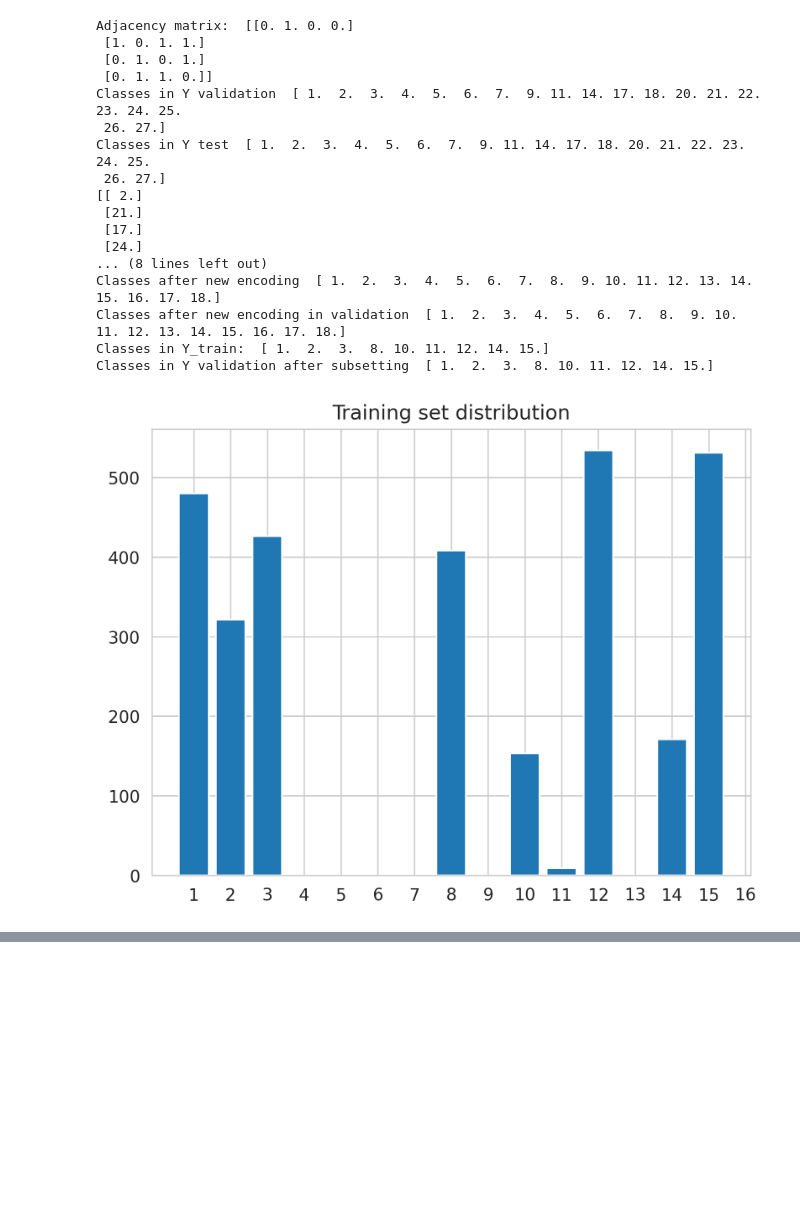
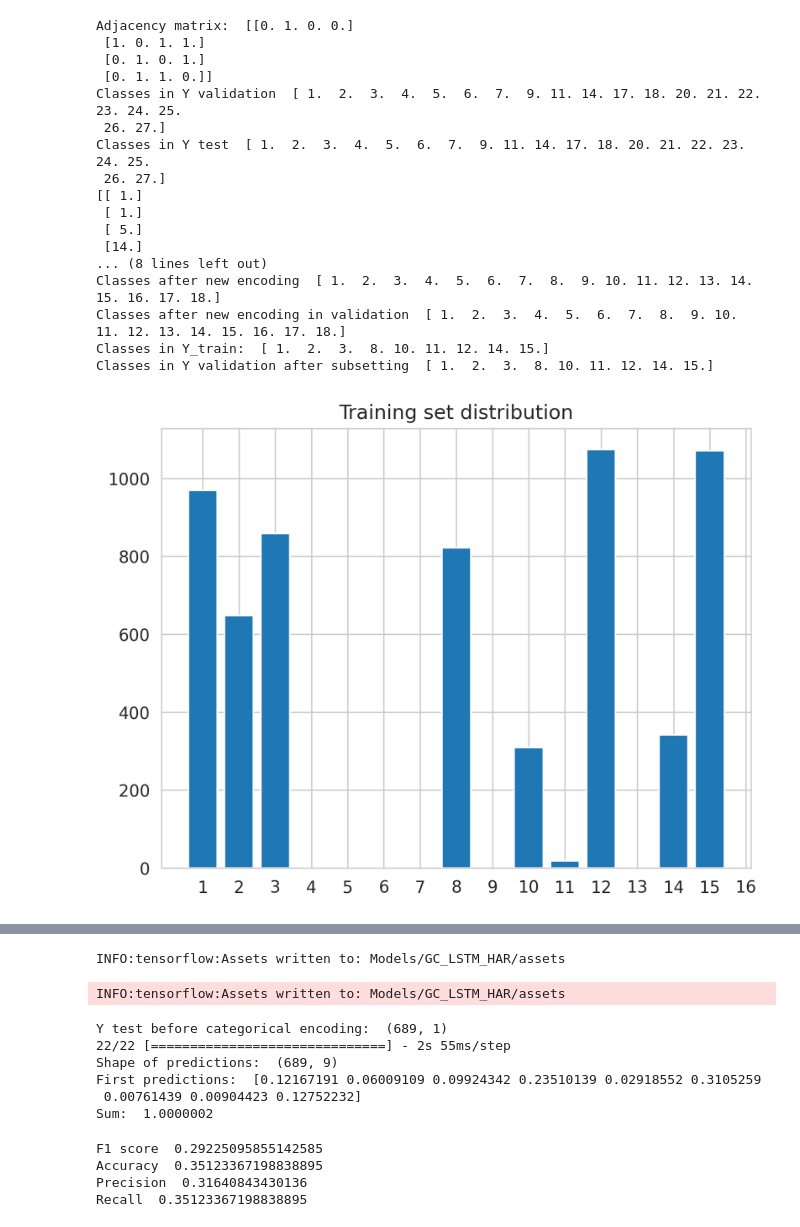
Before and after one commit to Alex-Bujorianu/Hierarchical_HAR-PBD, a Jupyter notebook: my_HAR.ipynb, the cells around one changed output, grey strips where cells are left out. Cells and saved outputs as stored; diff of their text form; code cells hidden in the pictures; blank space fills up the shorter version.

```diff
--- a/my_HAR.ipynb
+++ b/my_HAR.ipynb
@@ -34,7 +34,7 @@ from sklearn.metrics import confusion_matrix, f1_score, precision_score, recall_
 from sklearn import metrics
 import seaborn as sns
 import pandas as pd
-from helper import max_scale, my_shuffle, max_scale_all, merge_walking
+from helper import max_scale, my_shuffle, max_scale_all, merge_walking, new_encoding, pick_labels
 import json
 import matplotlib as mpl
 mpl.rcParams['figure.dpi'] = 300
@@ -72,10 +72,10 @@ class HAR_model_wrapper():
         self.feature_num = feature_num
         self.adjacency_matrix = adjacency_matrix
 
-X_train = np.load("Data/X_train_pain_12s.npy")
-Y_train = np.load("Data/Y_train_pain_12s.npy")
-X_test_initial = np.load("Data/X_test_pain_12s.npy")
-Y_test_initial = np.load("Data/Y_test_pain_12s.npy")
+X_train = np.load("Data/X_train_6s_40hz_pain.npy")
+Y_train = np.load("Data/Y_train_6s_40hz_pain.npy")
+X_test_initial = np.load("Data/X_test_6s_40hz_pain.npy")
+Y_test_initial = np.load("Data/Y_test_6s_40hz_pain.npy")
 # The data is ordered by class
 # so sampling is non-trivial
 my_shuffle(X_test_initial)
@@ -106,14 +106,6 @@ print(Y_test[0:10])
 # Scale the data
 max_scale_all(X_train, X_test, X_validation)
 
-# Do not use the merge functions if you use this function
-# This function also implements merge option 1
-def new_encoding(arr: np.ndarray):
-    conversion_dict = {1: 1, 2:2, 3:3, 4:4, 5:5, 6:6, 7:7,
-                       9:8, 10:11, 11:8, 14:9, 17:10, 18:11, 20:8,
-                       21:12, 22:13, 23:14, 24:15, 25:16, 26:17, 27:18}
-    for i in range(arr.shape[0]):
-        arr[i][0] = conversion_dict[arr[i][0]]
 print("Classes before new encoding ", np.unique(Y_train))
 new_encoding(Y_train)
 new_encoding(Y_test)
@@ -125,25 +117,7 @@ to_predict = [12, 15, 1, 8, 2, 3, 14, 11, 10]
 assert len(to_predict) == 9
 # Merge walking & walking dogs (18 & 14)
 merge_walking(Y_train, Y_test, Y_validation)
-# Get indices of X&Y
-indices_train = []
-indices_test = []
-indices_validation = []
-for activity_label in to_predict:
-    for index in np.where(Y_train[:, 0]==activity_label)[0]:
-        indices_train.append(index)
-    for index in np.where(Y_test[:, 0]==activity_label)[0]:
-        indices_test.append(index)
-    for index in np.where(Y_validation[:, 0]==activity_label)[0]:
-        indices_validation.append(index)
-
-# Subset
-X_train = X_train[indices_train]
-X_test = X_test[indices_test]
-Y_train = Y_train[indices_train]
-Y_test = Y_test[indices_test]
-X_validation = X_validation[indices_validation]
-Y_validation = Y_validation[indices_validation]
+X_train, X_test, Y_train, Y_test, X_validation, Y_validation = pick_labels(to_predict=to_predict,X_train=X_train, X_test=X_test, Y_train=Y_train, Y_test=Y_test, X_validation=X_validation, Y_validation=Y_validation)
 print("Classes in Y_train: ", np.unique(Y_train))
 print("Classes in Y validation after subsetting ", np.unique(Y_validation))
 assert set(np.unique(Y_train)) == set(to_predict)
@@ -197,7 +171,7 @@ def add_missing_labels(class_counts: tuple) -> tuple:
 
 
 HARmodel = HAR_model_wrapper(adjacency_matrix=adjacency_matrix,
-                             timestep=480, node_num=4, feature_num=3, num_class_HAR=9)
+                             timestep=240, node_num=4, feature_num=3, num_class_HAR=9)
 
 
 def train_model(model: HAR_model_wrapper, X_train: np.ndarray, X_test: np.ndarray,
@@ -279,35 +253,35 @@ predictions = zeros_and_ones(predictions)
 results = {"F1 score": f1_score(Y_test, predictions, average='weighted'),
            "Accuracy": accuracy_score(Y_test, predictions),
            "Precision": precision_score(Y_test, predictions, average='weighted'),
            "Recall": recall_score(Y_test, predictions, average='weighted'),
            "Confusion matrix": confusion_matrix(Y_test, predictions)}
 print("F1 score ", f1_score(Y_test, predictions, average='weighted'))
 print("Accuracy ", accuracy_score(Y_test, predictions))
 print("Precision ", precision_score(Y_test, predictions, average='weighted'))
 print("Recall ", recall_score(Y_test, predictions, average='weighted'))
 name = input("Please name this experiment")
 class NumpyEncoder(json.JSONEncoder):
     def default(self, obj):
         if isinstance(obj, np.ndarray):
             return obj.tolist()
         return json.JSONEncoder.default(self, obj)
 json.dump(results, open("Results/Experiment_" + name, "w"), cls=NumpyEncoder)
 # %% [output]
 Adjacency matrix:  [[0. 1. 0. 0.]
  [1. 0. 1. 1.]
  [0. 1. 0. 1.]
  [0. 1. 1. 0.]]
 Classes in Y validation  [ 1.  2.  3.  4.  5.  6.  7.  9. 11. 14. 17. 18. 20. 21. 22. 23. 24. 25.
  26. 27.]
 Classes in Y test  [ 1.  2.  3.  4.  5.  6.  7.  9. 11. 14. 17. 18. 20. 21. 22. 23. 24. 25.
  26. 27.]
-[[ 2.]
- [21.]
- [17.]
- [24.]
+[[ 1.]
+ [ 1.]
+ [ 5.]
+ [14.]
 ... (8 lines left out)
 Classes after new encoding  [ 1.  2.  3.  4.  5.  6.  7.  8.  9. 10. 11. 12. 13. 14. 15. 16. 17. 18.]
 Classes after new encoding in validation  [ 1.  2.  3.  4.  5.  6.  7.  8.  9. 10. 11. 12. 13. 14. 15. 16. 17. 18.]
 Classes in Y_train:  [ 1.  2.  3.  8. 10. 11. 12. 14. 15.]
 Classes in Y validation after subsetting  [ 1.  2.  3.  8. 10. 11. 12. 14. 15.]
-[figure, old version]
+[figure, new version]
@@ -333,0 +308,12 @@ KeyboardInterrupt:
+INFO:tensorflow:Assets written to: Models/GC_LSTM_HAR/assets
+INFO:tensorflow:Assets written to: Models/GC_LSTM_HAR/assets
+Y test before categorical encoding:  (689, 1)
+22/22 [==============================] - 2s 55ms/step
+Shape of predictions:  (689, 9)
+First predictions:  [0.12167191 0.06009109 0.09924342 0.23510139 0.02918552 0.3105259
+ 0.00761439 0.00904423 0.12752232]
+Sum:  1.0000002
+F1 score  0.29225095855142585
+Accuracy  0.35123367198838895
+Precision  0.31640843430136
+Recall  0.35123367198838895
```
Also changed, not shown: parts of 1 cell of this notebook, 7 other files.
